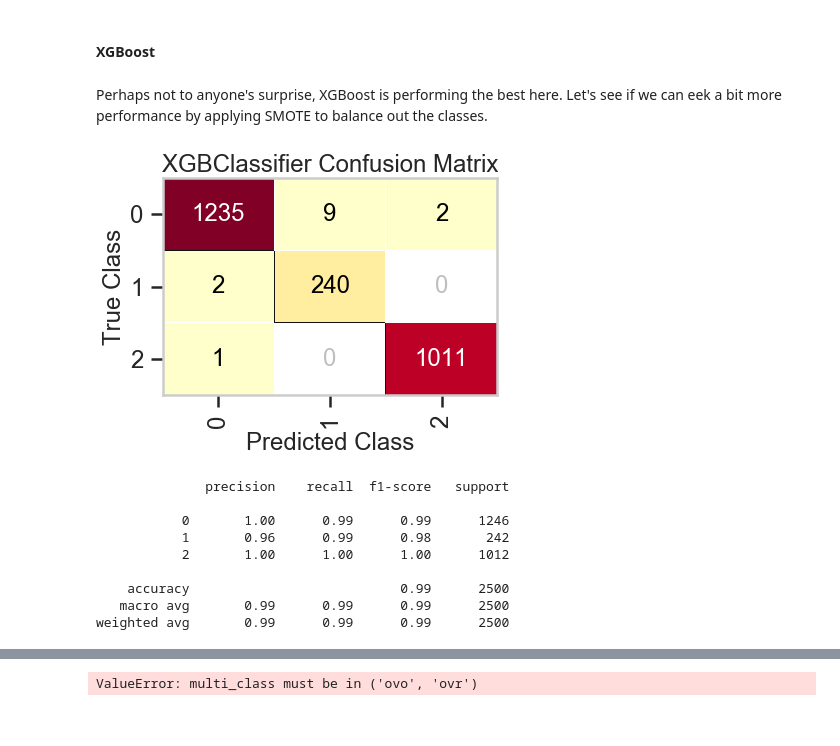
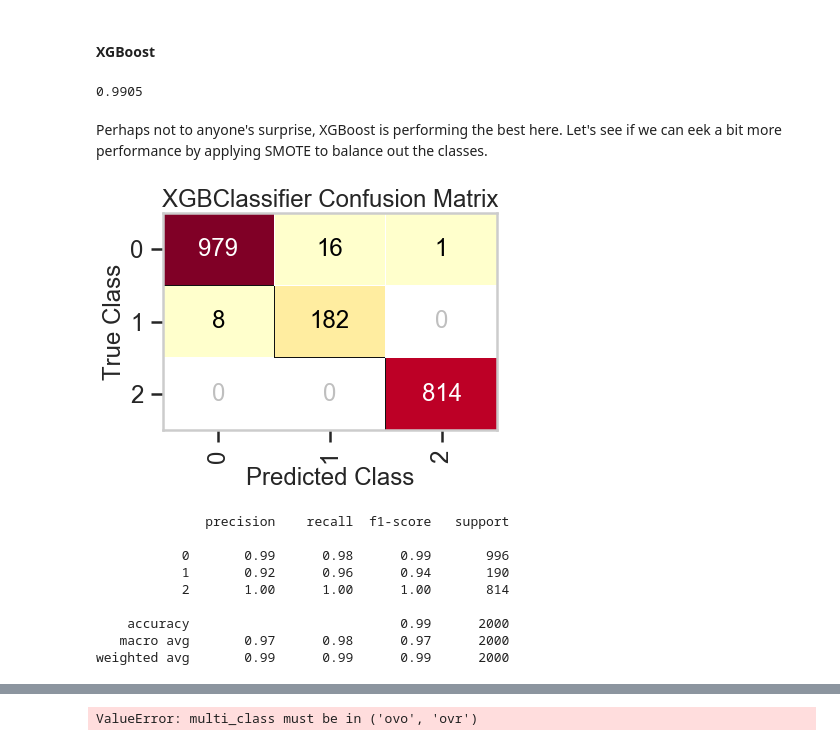
Before and after one commit to garrettlducharme/SDSS_classification, a Jupyter notebook: Technical_Notebook.ipynb, the cells around one changed output, grey strips where cells are left out. Cells and saved outputs as stored; diff of their text form; code cells hidden in the pictures.

```diff
--- a/Technical_Notebook.ipynb
+++ b/Technical_Notebook.ipynb
@@ -160,2 +175,8 @@ We don't want to lose too much information here, so we'll address this problem w
+# %%
+# Standard scaling for PCA
+ss = StandardScaler()
+ss.fit(X_train)
+X_train_ss = pd.DataFrame(ss.transform(X_train), columns=X.columns)
+X_test_ss = pd.DataFrame(ss.transform(X_test), columns=X.columns)
 # %%
 # PCA fitting and transforming
@@ -184,0 +204,13 @@ X = mm.fit_transform(X)
+# %%
+pca = PCA(n_components=3)
+pca.fit(X_train_ss)
+ugriz_train = pca.transform(X_train_ss)
+ugriz_test = pca.transform(X_test_ss)
+
+X_train_ss = pd.concat((X_train_ss, pd.DataFrame(ugriz_train)), axis=1)
+X_train_ss.rename({0: 'PCA_1', 1: 'PCA_2', 2: 'PCA_3'}, axis=1, inplace = True)
+X_train_ss.drop(['u', 'g', 'r', 'i', 'z'], axis=1, inplace=True)
+
+X_test_ss = pd.concat((X_test_ss, pd.DataFrame(ugriz_test)), axis=1)
+X_test_ss.rename({0: 'PCA_1', 1: 'PCA_2', 2: 'PCA_3'}, axis=1, inplace = True)
+X_test_ss.drop(['u', 'g', 'r', 'i', 'z'], axis=1, inplace=True)
@@ -186,5 +223,3 @@ X = mm.fit_transform(X)
 ### Modelling
 # %% [markdown]
 In this section we'll apply several different models. In the end, we'll analyze the different metrics and then select the best model based one performance. We'll also have to keep in mind which metrics are most important based on the questions we want to answer. More discussion on this later.
-# %%
-X_train, X_test, y_train, y_test = train_test_split(X, y_encoded, test_size=0.25, random_state=42)
@@ -242,10 +286,10 @@ Prediction accuracy is: 0.9928
 sns.set_context('poster')
 
 xgb = XGBClassifier(n_estimators=100)
-xgb.fit(X_train, y_train)
-y_pred_xgb = xgb.predict(X_test)
-acc_xgb = accuracy_score(y_test, y_pred)
-
+xgb.fit(X_train_ss, y_train)
+y_pred_xgb = xgb.predict(X_test_ss)
+acc_xgb = accuracy_score(y_test, y_pred_xgb)
+print(acc_xgb)
 # labels = {'GALAXY': 'Galaxy',
 #           'QSO': 'Qasar',
 #           'STAR': 'Star'}
@@ -262,34 +306,36 @@ acc_xgb = accuracy_score(y_test, y_pred)
 # fig.tight_layout()
 # fig.savefig('xgb_conf_matrix.png')
 #print(classification_report(y_test, y_pred))
+# %% [output]
+0.9905
 # %% [markdown]
 Perhaps not to anyone's surprise, XGBoost is performing the best here. Let's see if we can eek a bit more performance by applying SMOTE to balance out the classes.
 # %%
 from imblearn.over_sampling import SMOTE
 sm = SMOTE(random_state=42)
-X_train_sm, y_train_sm = sm.fit_sample(X_train, y_train)
+X_train_sm, y_train_sm = sm.fit_sample(X_train_ss, y_train)
 
 xgb = XGBClassifier(n_estimators=100)
 xgb.fit(X_train_sm, y_train_sm)
-y_pred_sm = xgb.predict(X_test)
+y_pred_sm = xgb.predict(X_test_ss)
 acc_xgb = accuracy_score(y_test, y_pred_sm)
 
 cm = ConfusionMatrix(xgb)
 cm.fit(X_train_sm, y_train_sm)
-cm.score(X_test, y_test)
+cm.score(X_test_ss, y_test)
 cm.show()
 
 print(classification_report(y_test, y_pred_sm))
 # %% [output]
-[figure, old version]
+[figure, new version]
               precision    recall  f1-score   support
 
-           0       1.00      0.99      0.99      1246
-           1       0.96      0.99      0.98       242
-           2       1.00      1.00      1.00      1012
+           0       0.99      0.98      0.99       996
+           1       0.92      0.96      0.94       190
+           2       1.00      1.00      1.00       814
 
-    accuracy                           0.99      2500
-   macro avg       0.99      0.99      0.99      2500
-weighted avg       0.99      0.99      0.99      2500
+    accuracy                           0.99      2000
+   macro avg       0.97      0.98      0.97      2000
+weighted avg       0.99      0.99      0.99      2000
 # %%
 importances = pd.DataFrame({
```
Also changed, not shown: parts of 19 cells of this notebook, 1 other file.
